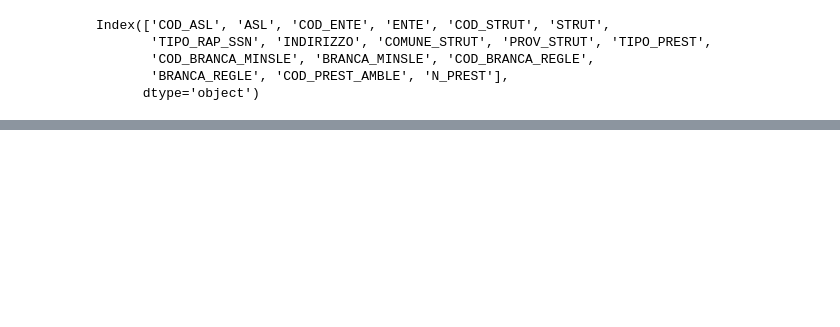
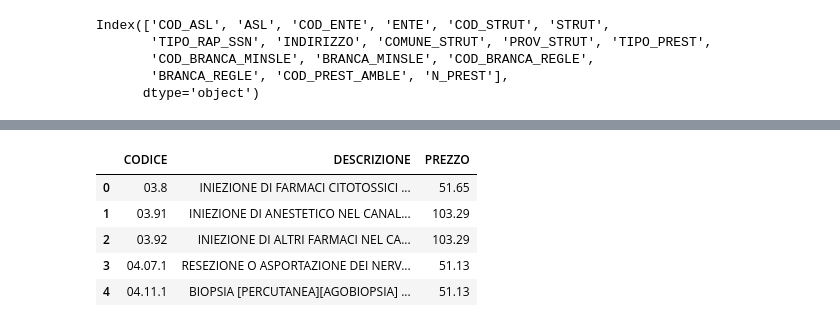
Before and after one commit to SimoneFarallo/Project_public_and_social_services, a Jupyter notebook: EDA_domains.ipynb, the cells around one changed output, grey strips where cells are left out. Cells and saved outputs as stored; diff of their text form; code cells hidden in the pictures; blank space fills up the shorter version.

```diff
--- a/EDA_domains.ipynb
+++ b/EDA_domains.ipynb
@@ -217,0 +241,12 @@ catalogo_marche.head()
+# %%
+nom_nazionale = pd.read_excel('https://github.com/SimoneFarallo/public_and_social_services/raw/main/data/nomenclatore_specialistica_2013_pw.xlsx', skiprows = 4)
+nom_nazionale = nom_nazionale[['CODICE','DESCRIZIONE','Unnamed: 4']]
+nom_nazionale = nom_nazionale.rename(columns={'Unnamed: 4': 'PREZZO'})
+nom_nazionale.head()
+# %% [output]
+|  | CODICE | DESCRIZIONE | PREZZO |
+| 0 | 03.8 | INIEZIONE DI FARMACI CITOTOSSICI ... | 51.65 |
+| 1 | 03.91 | INIEZIONE DI ANESTETICO NEL CANAL... | 103.29 |
+| 2 | 03.92 | INIEZIONE DI ALTRI FARMACI NEL CA... | 103.29 |
+| 3 | 04.07.1 | RESEZIONE O ASPORTAZIONE DEI NERV... | 51.13 |
+| 4 | 04.11.1 | BIOPSIA [PERCUTANEA][AGOBIOPSIA] ... | 51.13 |
```
Also changed, not shown: parts of 20 cells of this notebook.
